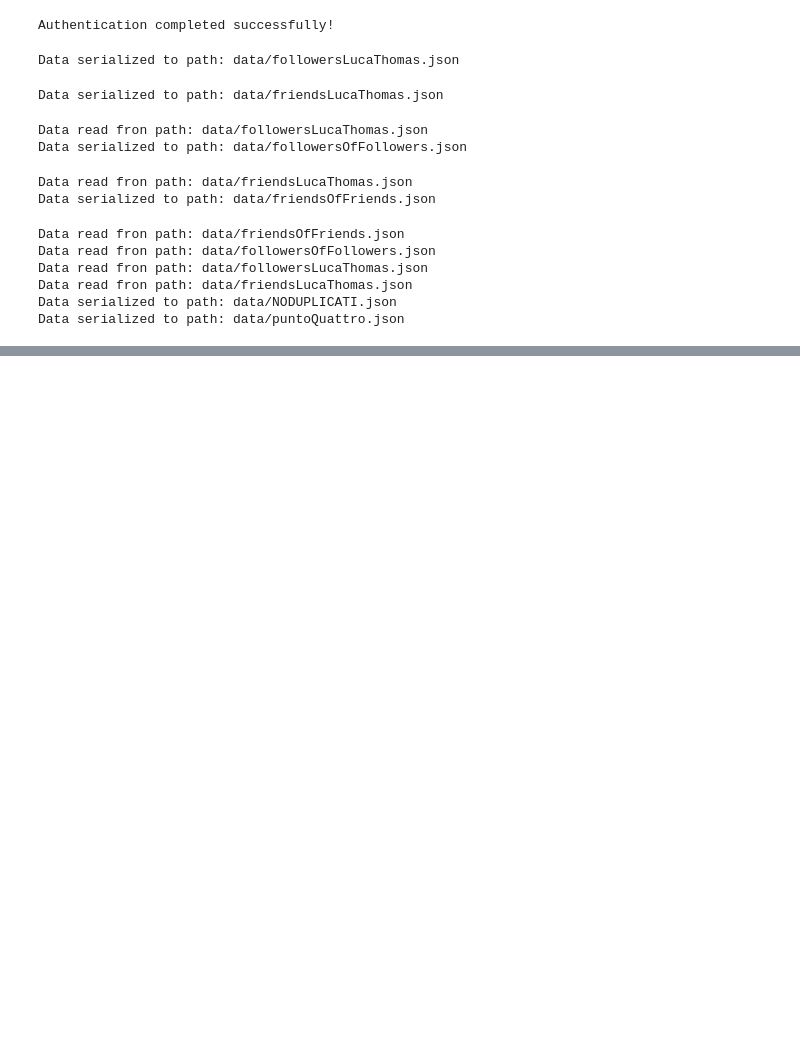
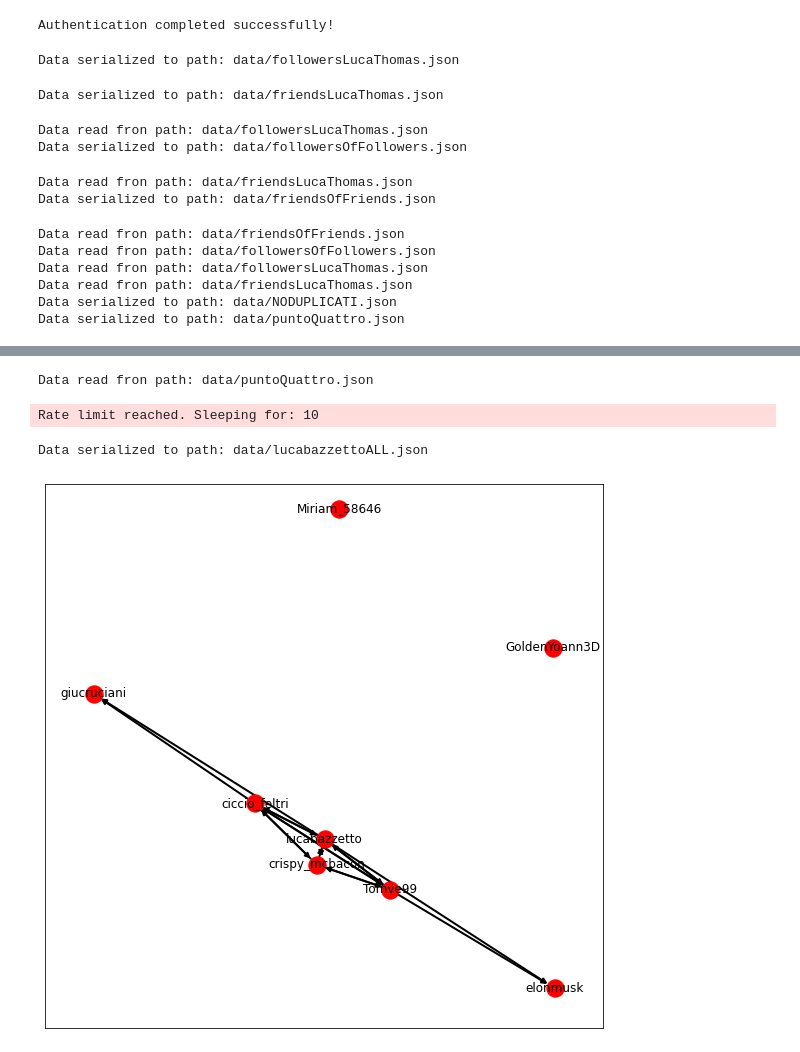
Before and after one commit to Uniud-IoT/ProgettoSC2020, a Jupyter notebook: Progetto.ipynb, the cells around one changed output, grey strips where cells are left out. Drawn from its saved outputs; the diff is of its cells as text; code cells hidden in the pictures; blank space fills up the shorter version.

```diff
--- a/Progetto.ipynb
+++ b/Progetto.ipynb
@@ -279,0 +236,18 @@ Data serialized to path: data/prova.json
+# %%
+#GRAFO NON ORIENTATO
+allDataPoint4 = read_json(f"{data_folder}/puntoQuattro.json")
+graph = nx.Graph()
+graph.add_nodes_from(allDataPoint4)
+
+#graph.graph["members"] = ["Luca","Thomas","Agustin","Edoardo"]
+
+for user in allDataPoint4:
+    for user2 in allDataPoint4:
+        friendship = api.show_friendship(source_screen_name = user,target_screen_name = user2)
+        if friendship[0].followed_by | friendship[0].following:
+            graph.add_edge(user,user2)
+
+nx.write_gpickle(graph,"data/graphNoOriented.pkl")
+# %% [output]
+Data read fron path: data/puntoQuattro.json
+Rate limit reached. Sleeping for: 10
@@ -279,0 +269,27 @@ Data serialized to path: data/prova.json
+# %%
+username = "lucabazzetto"
+quantity = 10
+AllUsers = {}
+dataOfUser = []
+for follower in tweepy.Cursor(
+    api.followers,
+    screen_name = username,
+    skip_status=True,
+    include_user_entities = False
+).items(quantity):
+    dataOfUser.append(follower._json["screen_name"])
+
+for friend in tweepy.Cursor(
+    api.friends,
+    screen_name = username,
+    skip_status=True,
+    include_user_entities = False
+).items(quantity):
+    jsonData = friend._json["screen_name"]
+    if jsonData not in dataOfUser:
+        dataOfUser.append(jsonData)
+
+AllUsers[username] = dataOfUser
+serialize_json(data_folder,"lucabazzettoALL.json", AllUsers)
+# %% [output]
+Data serialized to path: data/lucabazzettoALL.json
@@ -279,0 +346,18 @@ Data serialized to path: data/prova.json
+# %%
+#Provo a disegnarlo (non scritto nella consegna)
+import matplotlib.pyplot as plt
+from pylab import rcParams
+rcParams['figure.figsize'] = 10,10
+
+nx.draw_networkx(
+    oriented,
+    pos = nx.spring_layout(oriented),
+    node_color = "#FF0000",
+    width = 2,
+    edge_cmap = plt.cm.Blues,
+    with_labels = True
+)
+plt.show()
+plt.close()
+# %% [output]
+[figure, added]
```
Also changed, not shown: parts of 11 cells of this notebook.
